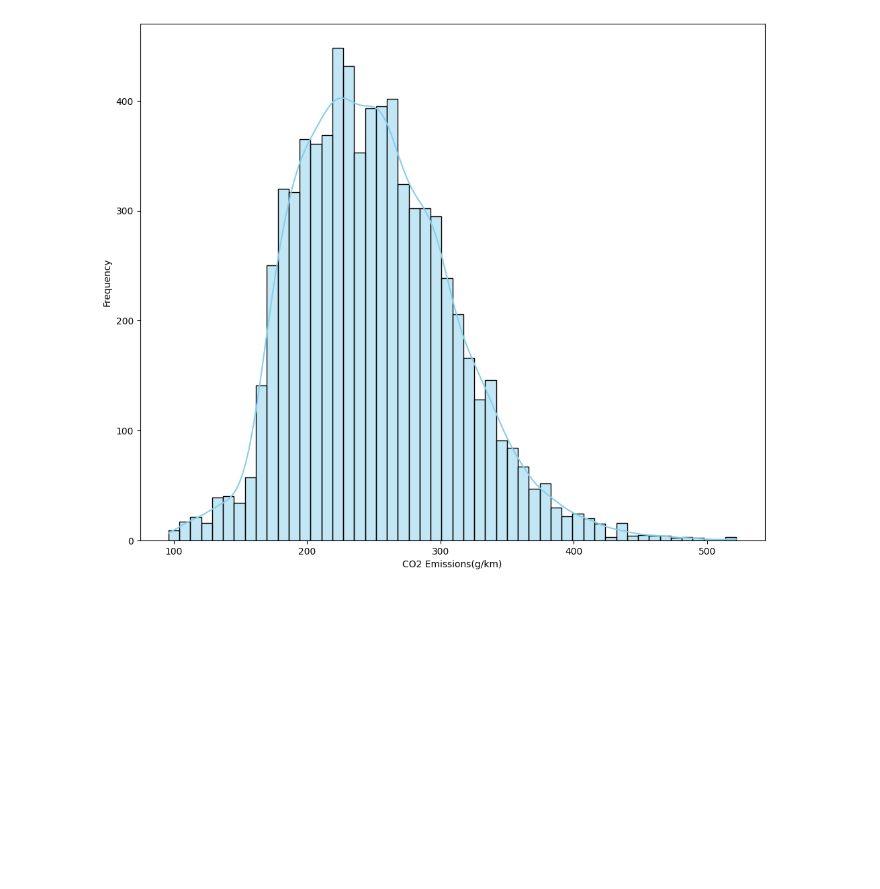
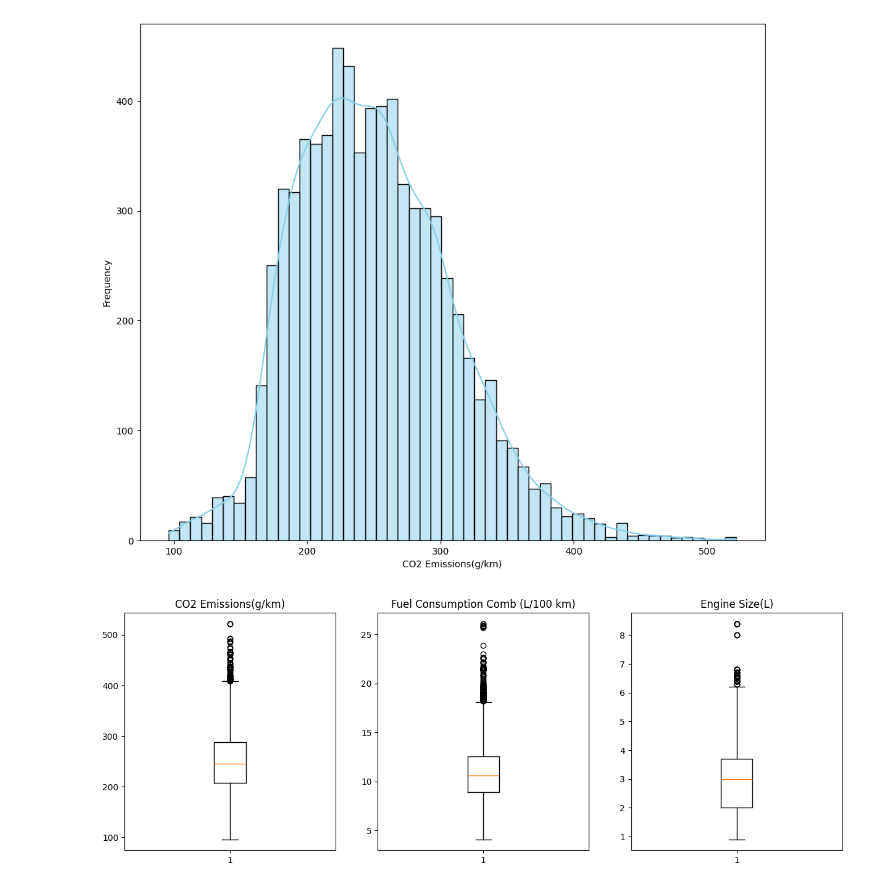
Before and after one commit to AlexJagello/BHCourse_Homework_5, a Jupyter notebook: EDA.ipynb, the cells around one changed output. Drawn from its saved outputs; the diff is of its cells as text; code cells hidden in the pictures; blank space fills up the shorter version.

```diff
--- a/EDA.ipynb
+++ b/EDA.ipynb
@@ -62,3 +64,18 @@ plt.ylabel('Frequency')
 plt.show()
 # %% [output]
 [figure]
+# %%
+fig, axs = plt.subplots(1, 3)
+fig.set_figheight(5)
+fig.set_figwidth(15)
+
+axs[0].boxplot(df['CO2 Emissions(g/km)'])
+axs[0].title.set_text('CO2 Emissions(g/km)')
+
+axs[1].boxplot(df['Fuel Consumption Comb (L/100 km)'])
+axs[1].title.set_text('Fuel Consumption Comb (L/100 km)')
+
+axs[2].boxplot(df['Engine Size(L)'])
+axs[2].title.set_text('Engine Size(L)')
+# %% [output]
+[figure, added]
```
Also changed, not shown: parts of 4 cells of this notebook, 3 other files.
